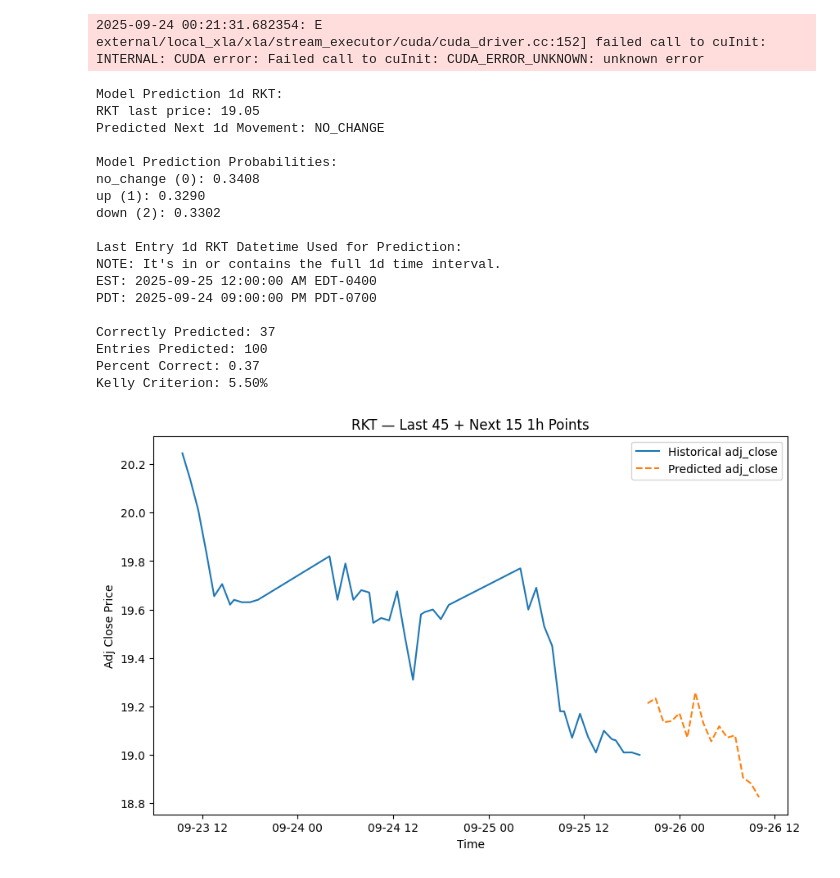
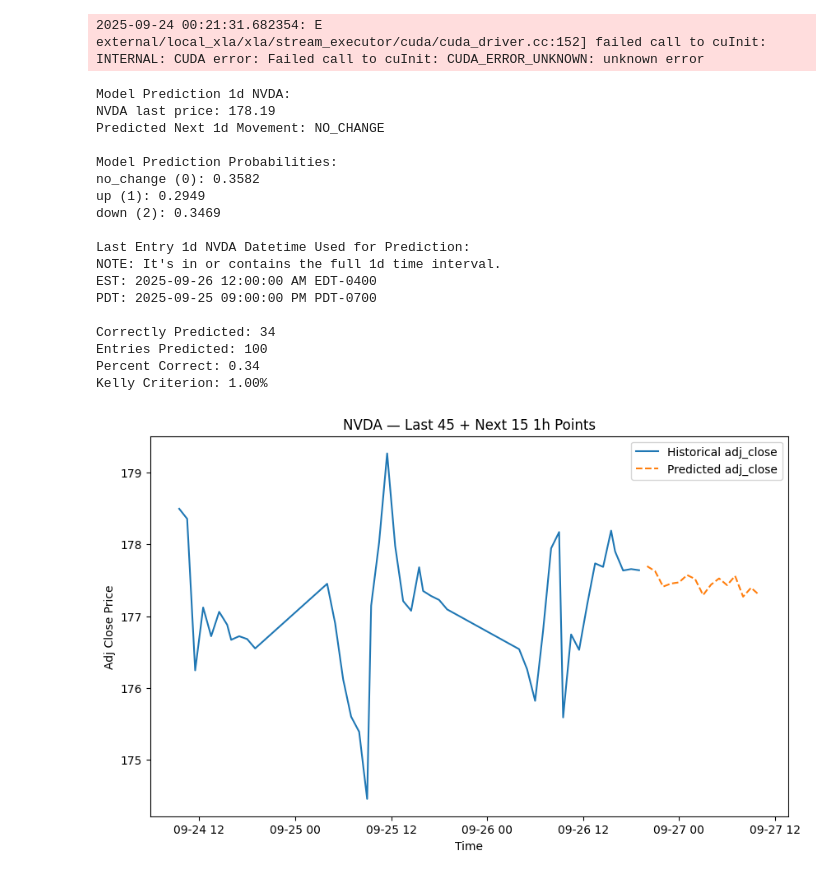
Before and after one commit to yuchild/stock_production_agg, a Jupyter notebook: validations.ipynb, the cells around one changed output. Saved outputs shown, nothing was run; the diff lists cells and outputs as text; code cells hidden in the pictures.

```diff
--- a/validations.ipynb
+++ b/validations.ipynb
@@ -33,7 +33,7 @@ f.make_master_table(stock_set, interval)
 # %%
 f.xg_boost_model(interval, grid_search_on=True)
 # %%
-symbol = 'rkt'.upper()
+symbol = 'nvda'.upper()
 interval = '1d'
 f.model_prospect(symbol, interval, build=False)
 df_val = f.model_validation(symbol, interval)
@@ -45,33 +45,33 @@ p = correctly_predicted / entries_predicted # percent correct
 print(f'Percent Correct: {p}')
 print(f'Kelly Criterion: {f.kelly_c(p=[p], l=1, g=2)[0]:.2%}')
 # %% [output]
-Model Prediction 1d RKT:
-RKT last price: 19.05
+Model Prediction 1d NVDA:
+NVDA last price: 178.19
 Predicted Next 1d Movement: NO_CHANGE
 
 Model Prediction Probabilities:
-no_change (0): 0.3408
-up (1): 0.3290
-down (2): 0.3302
+no_change (0): 0.3582
+up (1): 0.2949
+down (2): 0.3469
 
-Last Entry 1d RKT Datetime Used for Prediction:
+Last Entry 1d NVDA Datetime Used for Prediction:
 NOTE: It's in or contains the full 1d time interval.
-EST: 2025-09-25 12:00:00 AM EDT-0400
-PDT: 2025-09-24 09:00:00 PM PDT-0700
+EST: 2025-09-26 12:00:00 AM EDT-0400
+PDT: 2025-09-25 09:00:00 PM PDT-0700
 
-Correctly Predicted: 37
+Correctly Predicted: 34
 Entries Predicted: 100
-Percent Correct: 0.37
-Kelly Criterion: 5.50%
+Percent Correct: 0.34
+Kelly Criterion: 1.00%
 # %%
 # regressor model
 # Train the 15-step-ahead model on your aggregated data:
 f.xg_boost_reg_model(interval="1m", grid_search_on=True)
 # %%
 # Then for any symbol, plot the last 45 days plus the next 15-day forecast:
-f.plot_adj_close("rkt", interval="1h")
+f.plot_adj_close("nvda", interval="1h")
 # %% [output]
-[figure, old version]
+[figure, new version]
 # %%
 import os
 import warnings
```
Also changed, not shown: 4 other files.
